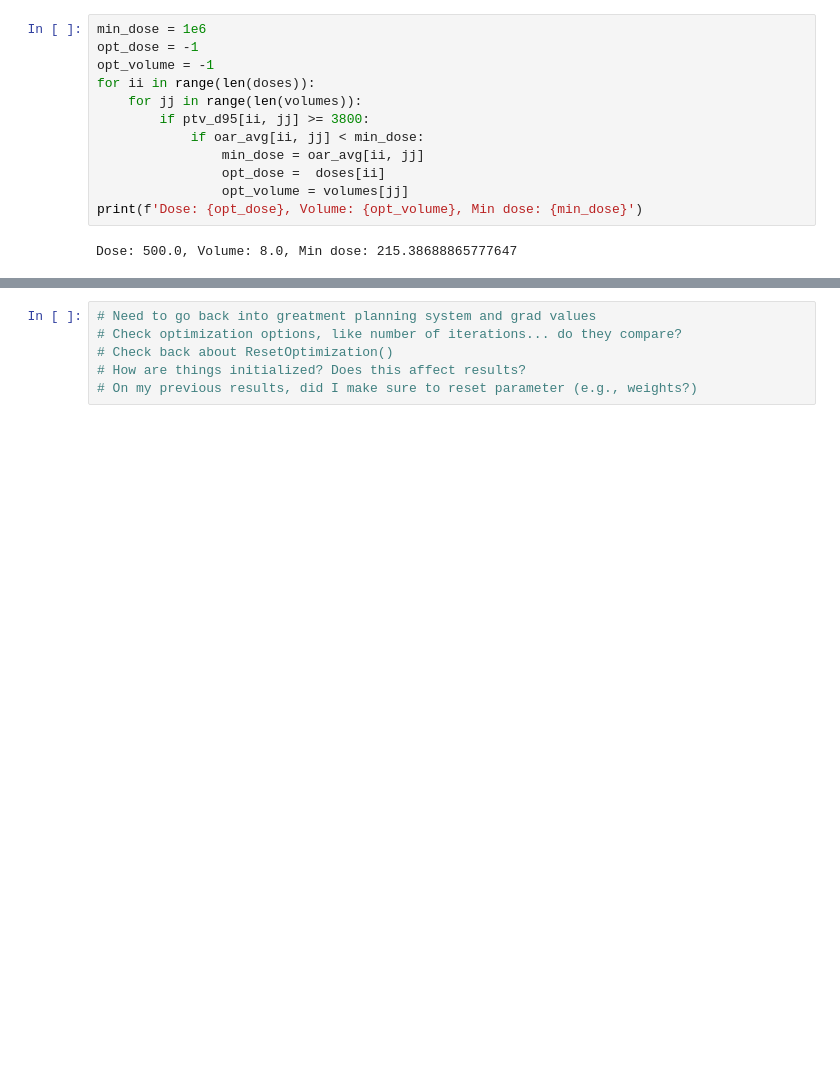
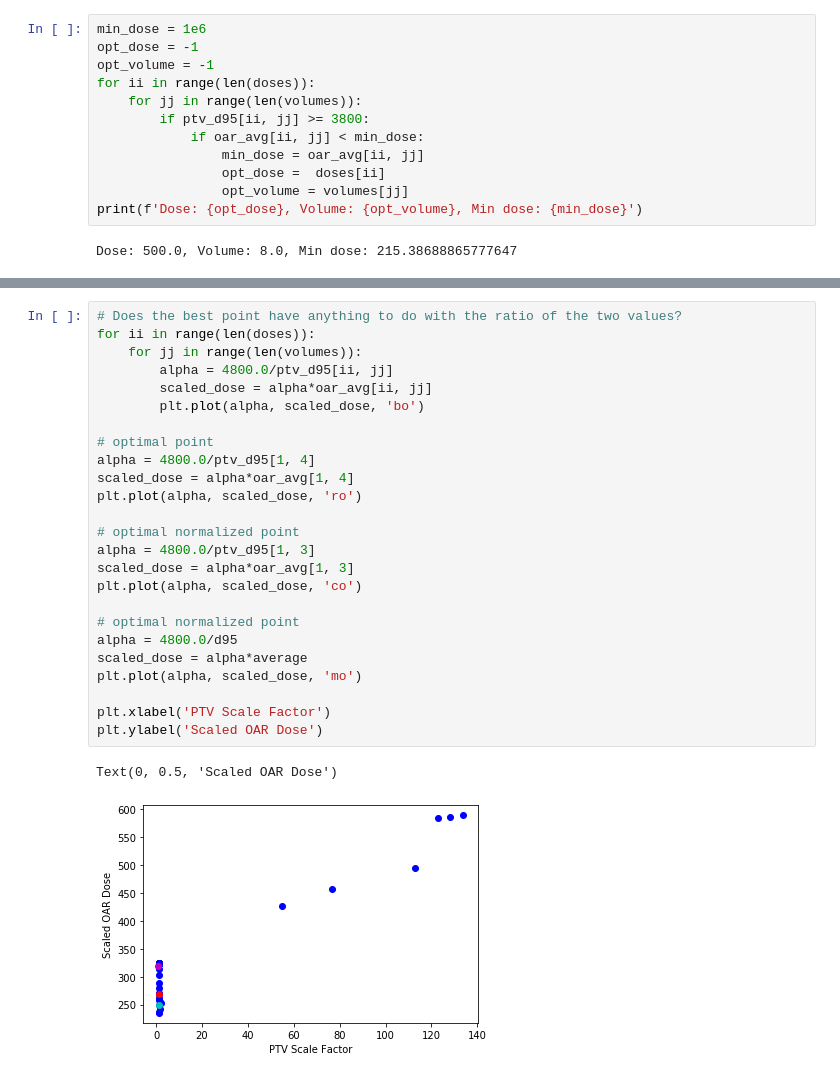
Before and after one commit to kels271828/RayBay, a Jupyter notebook: results/grid_search.ipynb, the cells around one changed output, grey strips where cells are left out. Saved outputs shown, nothing was run; the diff lists cells and outputs as text; blank space fills up the shorter version.

```diff
--- a/results/grid_search.ipynb
+++ b/results/grid_search.ipynb
@@ -120,6 +133,28 @@ ax[1].set_ylabel('Volume Parameter');
-# %%
-# Need to go back into greatment planning system and grad values
-# Check optimization options, like number of iterations... do they compare?
-# Check back about ResetOptimization()
-# How are things initialized? Does this affect results?
-# On my previous results, did I make sure to reset parameter (e.g., weights?)
+# %%
+# Does the best point have anything to do with the ratio of the two values?
+for ii in range(len(doses)):
+    for jj in range(len(volumes)):
+        alpha = 4800.0/ptv_d95[ii, jj]
+        scaled_dose = alpha*oar_avg[ii, jj]
+        plt.plot(alpha, scaled_dose, 'bo')
+
+# optimal point
+alpha = 4800.0/ptv_d95[1, 4]
+scaled_dose = alpha*oar_avg[1, 4]
+plt.plot(alpha, scaled_dose, 'ro')
+
+# optimal normalized point
+alpha = 4800.0/ptv_d95[1, 3]
+scaled_dose = alpha*oar_avg[1, 3]
+plt.plot(alpha, scaled_dose, 'co')
+
+# optimal normalized point
+alpha = 4800.0/d95
+scaled_dose = alpha*average
+plt.plot(alpha, scaled_dose, 'mo')
+
+plt.xlabel('PTV Scale Factor')
+plt.ylabel('Scaled OAR Dose')
+# %% [output]
+Text(0, 0.5, 'Scaled OAR Dose')
+[figure, added]
```
Also changed, not shown: parts of 6 cells of this notebook, 6 other files.
